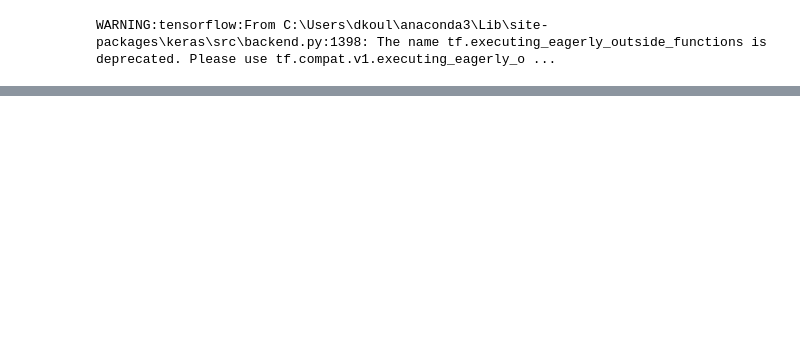
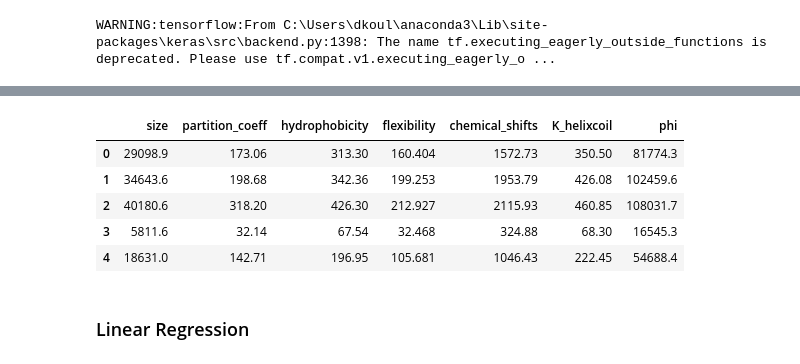
Before and after one commit to koulbeans/seqCD, a Jupyter notebook: EDA_CD.ipynb, the cells around one changed output, grey strips where cells are left out. Cells and saved outputs as stored; diff of their text form; code cells hidden in the pictures; blank space fills up the shorter version.

```diff
--- a/EDA_CD.ipynb
+++ b/EDA_CD.ipynb
@@ -689,0 +946,17 @@ ValueError: in user code:
+# %%
+sums = {}
+
+for p in properties.keys():
+    sums[p] = np.zeros(len(df5))
+    for idx, data in enumerate(df5[p]):
+        sums[p][idx] = np.sum(data)
+
+X_sum = pd.DataFrame(sums)
+X_sum.head()
+# %% [output]
+|  | size | partition_coeff | hydrophobicity | flexibility | chemical_shifts | K_helixcoil | phi |
+| 0 | 29098.9 | 173.06 | 313.30 | 160.404 | 1572.73 | 350.50 | 81774.3 |
+| 1 | 34643.6 | 198.68 | 342.36 | 199.253 | 1953.79 | 426.08 | 102459.6 |
+| 2 | 40180.6 | 318.20 | 426.30 | 212.927 | 2115.93 | 460.85 | 108031.7 |
+| 3 | 5811.6 | 32.14 | 67.54 | 32.468 | 324.88 | 68.30 | 16545.3 |
+| 4 | 18631.0 | 142.71 | 196.95 | 105.681 | 1046.43 | 222.45 | 54688.4 |
@@ -689,0 +966,2 @@ ValueError: in user code:
+# %% [markdown]
+### Linear Regression
```
Also changed, not shown: parts of 64 cells of this notebook.
